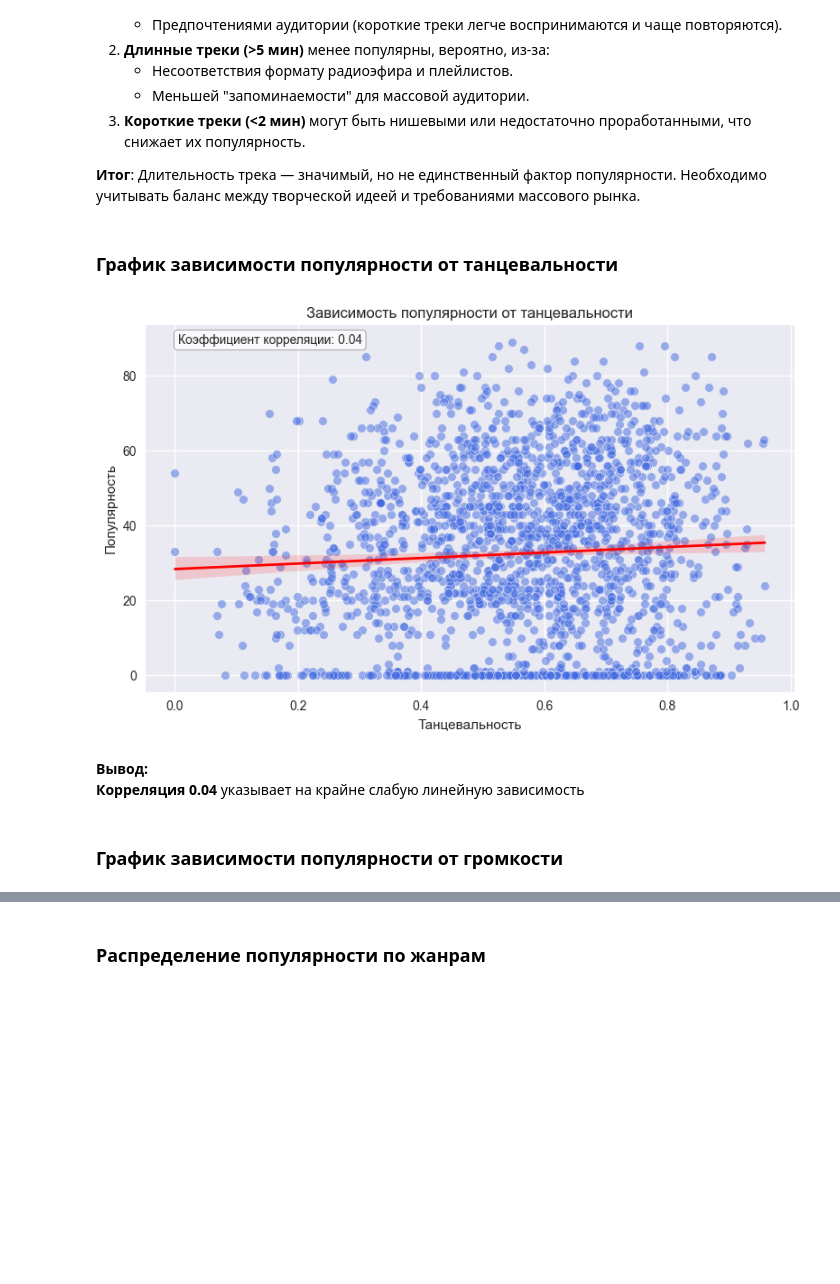
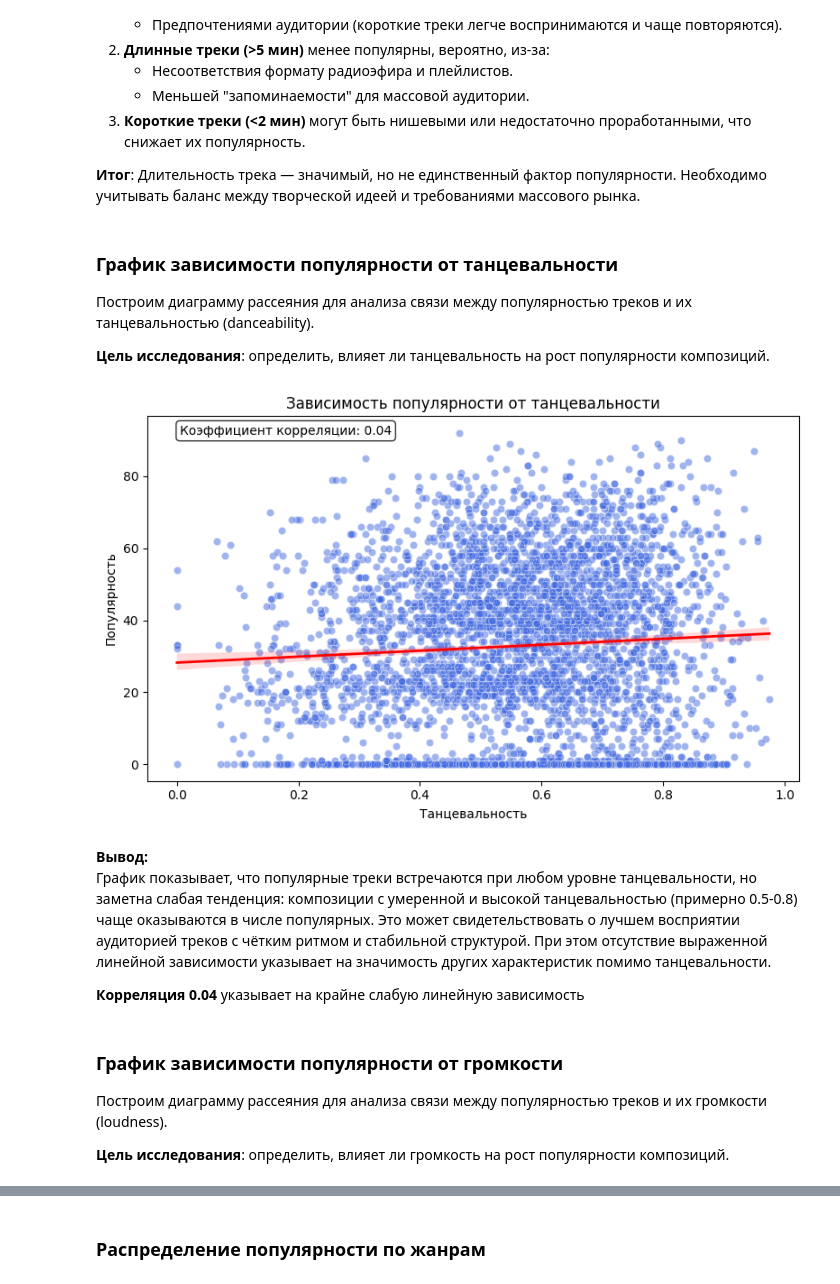
Before and after one commit to kdsuniq/educational-practice, a Jupyter notebook: pr.ipynb, the cells around one changed output, grey strips where cells are left out. Drawn from its saved outputs; the diff is of its cells as text; code cells hidden in the pictures; blank space fills up the shorter version.

```diff
--- a/pr.ipynb
+++ b/pr.ipynb
@@ -293,46 +287,56 @@ plt.show()
 **Итог**: Длительность трека — значимый, но не единственный фактор популярности. Необходимо учитывать баланс между творческой идеей и требованиями массового рынка.
 # %% [markdown]
 ### График зависимости популярности от танцевальности
+
+Построим диаграмму рассеяния для анализа связи между популярностью треков и их танцевальностью (danceability).
+
+**Цель исследования**: определить, влияет ли танцевальность на рост популярности композиций.
 # %%
 plt.figure(figsize=(8,5))
 
 # Точечный график
-sns.scatterplot(data=df.sample(2000, random_state=42),
+sns.scatterplot(data=df.sample(4000, random_state=42),
                x='danceability',
                y='popularity',
                alpha=0.5,
                color='royalblue')
 
 # Линия тренда
-sns.regplot(data=df.sample(2000, random_state=42),
+sns.regplot(data=df.sample(4000, random_state=42),
            x='danceability',
            y='popularity',
            scatter=False,  # Не отображать точки повторно
            color='red',
            line_kws={'linewidth': 2})
 
 corr = df['danceability'].corr(df['popularity'])
 
 # Аннотация с коэффициентом корреляции
 plt.annotate(f'Коэффициент корреляции: {corr:.2f}',
             xy=(0.05, 0.95),
             xycoords='axes fraction',
             fontsize=10,
             bbox=dict(boxstyle='round', facecolor='white', alpha=0.8))
 
 plt.title('Зависимость популярности от танцевальности')
 plt.xlabel('Танцевальность')
 plt.ylabel('Популярность')
 plt.tight_layout()
 plt.show()
 # %% [output]
-[figure, old version]
+[figure, new version]
 # %% [markdown]
 
 **Вывод:**
+График показывает, что популярные треки встречаются при любом уровне танцевальности, но заметна слабая тенденция: композиции с умеренной и высокой танцевальностью (примерно 0.5-0.8) чаще оказываются в числе популярных. Это может свидетельствовать о лучшем восприятии аудиторией треков с чётким ритмом и стабильной структурой. При этом отсутствие выраженной линейной зависимости указывает на значимость других характеристик помимо танцевальности.
+
 **Корреляция 0.04** указывает на крайне слабую линейную зависимость
 # %% [markdown]
 ### График зависимости популярности от громкости
+
+Построим диаграмму рассеяния для анализа связи между популярностью треков и их громкости (loudness).
+
+**Цель исследования**: определить, влияет ли громкость на рост популярности композиций.
 # %%
 plt.figure(figsize=(8,5))
 
```
Also changed, not shown: parts of 72 cells of this notebook.
